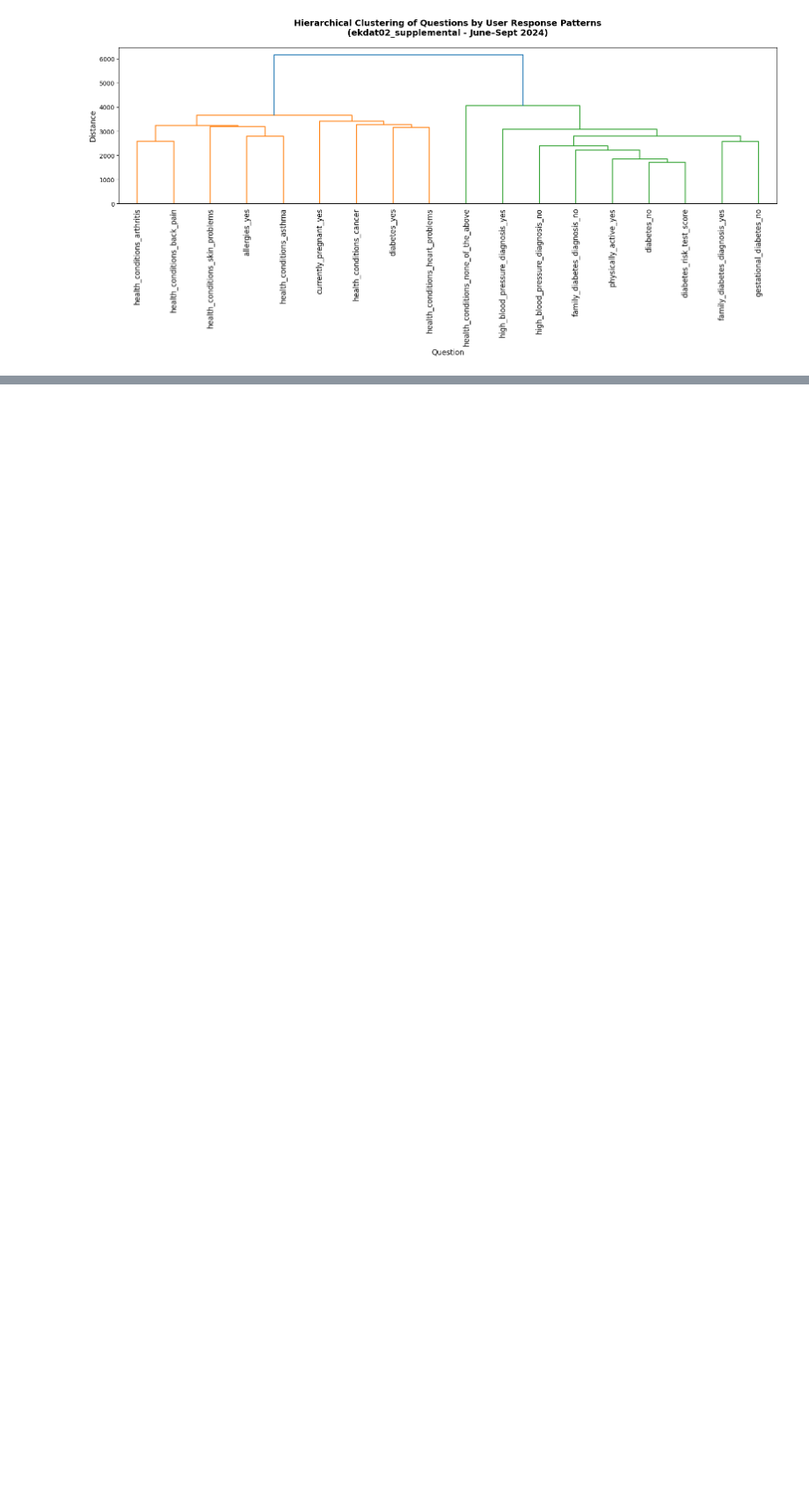
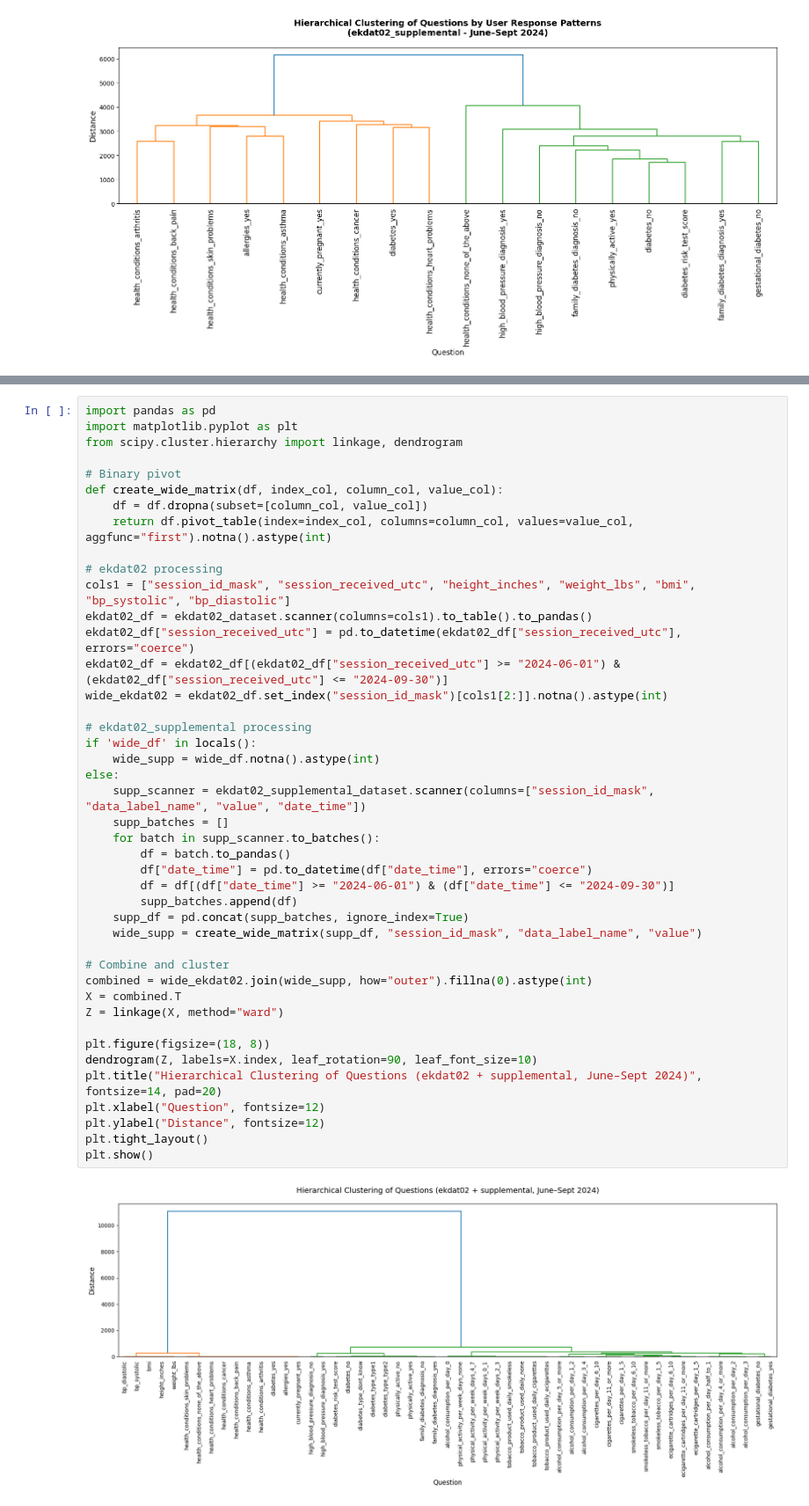
Before and after one commit to chroniq-lab/kiosk_user_patterns, a Jupyter notebook: data/kupdat02_summaries of variables.ipynb, the cells around one changed output, grey strips where cells are left out. Shown at 88% size. Drawn from its saved outputs; the diff is of its cells as text; blank space fills up the shorter version.

```diff
--- a/data/kupdat02_summaries of variables.ipynb
+++ b/data/kupdat02_summaries of variables.ipynb
@@ -371,0 +303,45 @@ plt.show()
+# %%
+import pandas as pd
+import matplotlib.pyplot as plt
+from scipy.cluster.hierarchy import linkage, dendrogram
+
+# Binary pivot
+def create_wide_matrix(df, index_col, column_col, value_col):
+    df = df.dropna(subset=[column_col, value_col])
+    return df.pivot_table(index=index_col, columns=column_col, values=value_col, aggfunc="first").notna().astype(int)
+
+# ekdat02 processing
+cols1 = ["session_id_mask", "session_received_utc", "height_inches", "weight_lbs", "bmi", "bp_systolic", "bp_diastolic"]
+ekdat02_df = ekdat02_dataset.scanner(columns=cols1).to_table().to_pandas()
+ekdat02_df["session_received_utc"] = pd.to_datetime(ekdat02_df["session_received_utc"], errors="coerce")
+ekdat02_df = ekdat02_df[(ekdat02_df["session_received_utc"] >= "2024-06-01") & (ekdat02_df["session_received_utc"] <= "2024-09-30")]
+wide_ekdat02 = ekdat02_df.set_index("session_id_mask")[cols1[2:]].notna().astype(int)
+
+# ekdat02_supplemental processing
+if 'wide_df' in locals():
+    wide_supp = wide_df.notna().astype(int)
+else:
+    supp_scanner = ekdat02_supplemental_dataset.scanner(columns=["session_id_mask", "data_label_name", "value", "date_time"])
+    supp_batches = []
+    for batch in supp_scanner.to_batches():
+        df = batch.to_pandas()
+        df["date_time"] = pd.to_datetime(df["date_time"], errors="coerce")
+        df = df[(df["date_time"] >= "2024-06-01") & (df["date_time"] <= "2024-09-30")]
+        supp_batches.append(df)
+    supp_df = pd.concat(supp_batches, ignore_index=True)
+    wide_supp = create_wide_matrix(supp_df, "session_id_mask", "data_label_name", "value")
+
+# Combine and cluster
+combined = wide_ekdat02.join(wide_supp, how="outer").fillna(0).astype(int)
+X = combined.T
+Z = linkage(X, method="ward")
+
+plt.figure(figsize=(18, 8))
+dendrogram(Z, labels=X.index, leaf_rotation=90, leaf_font_size=10)
+plt.title("Hierarchical Clustering of Questions (ekdat02 + supplemental, June–Sept 2024)", fontsize=14, pad=20)
+plt.xlabel("Question", fontsize=12)
+plt.ylabel("Distance", fontsize=12)
+plt.tight_layout()
+plt.show()
+# %% [output]
+[figure, added]
```
Also changed, not shown: parts of 3 cells of this notebook.
